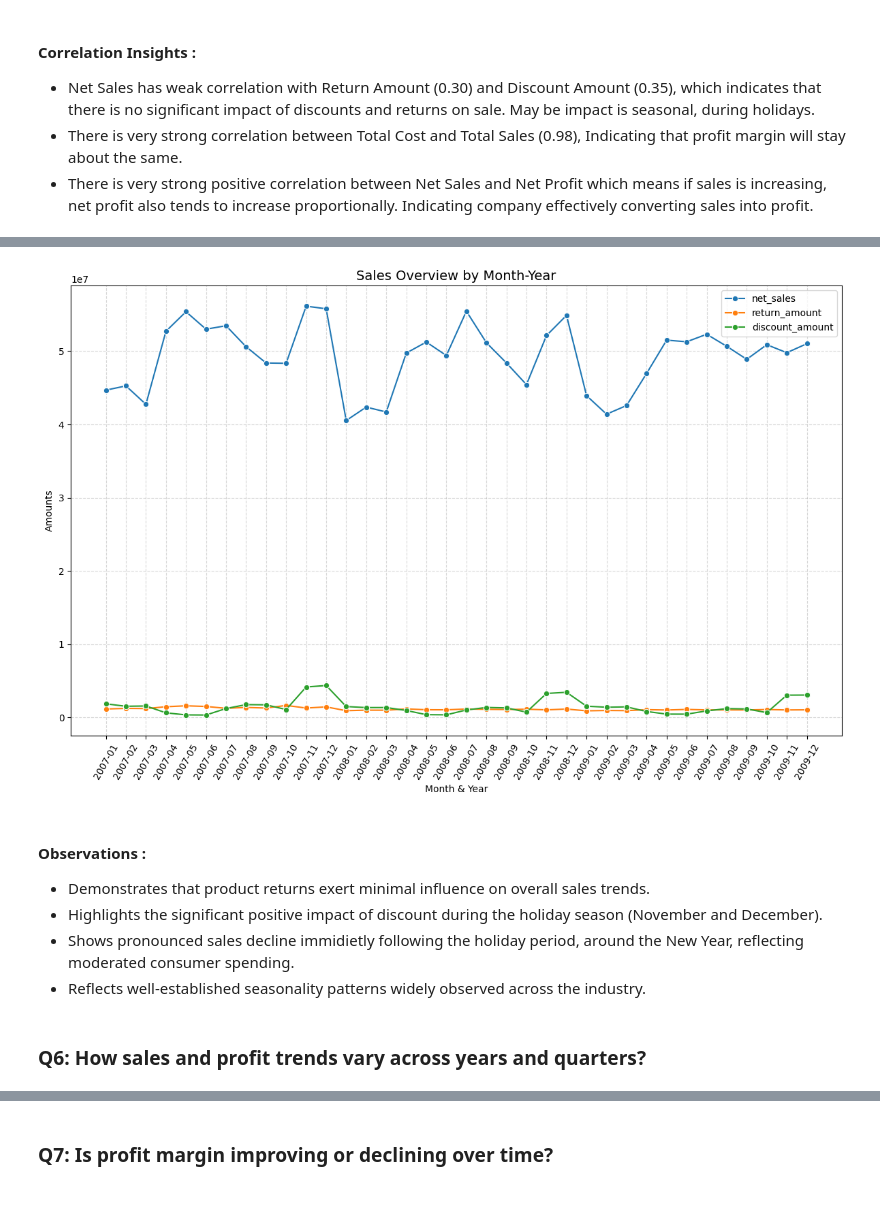
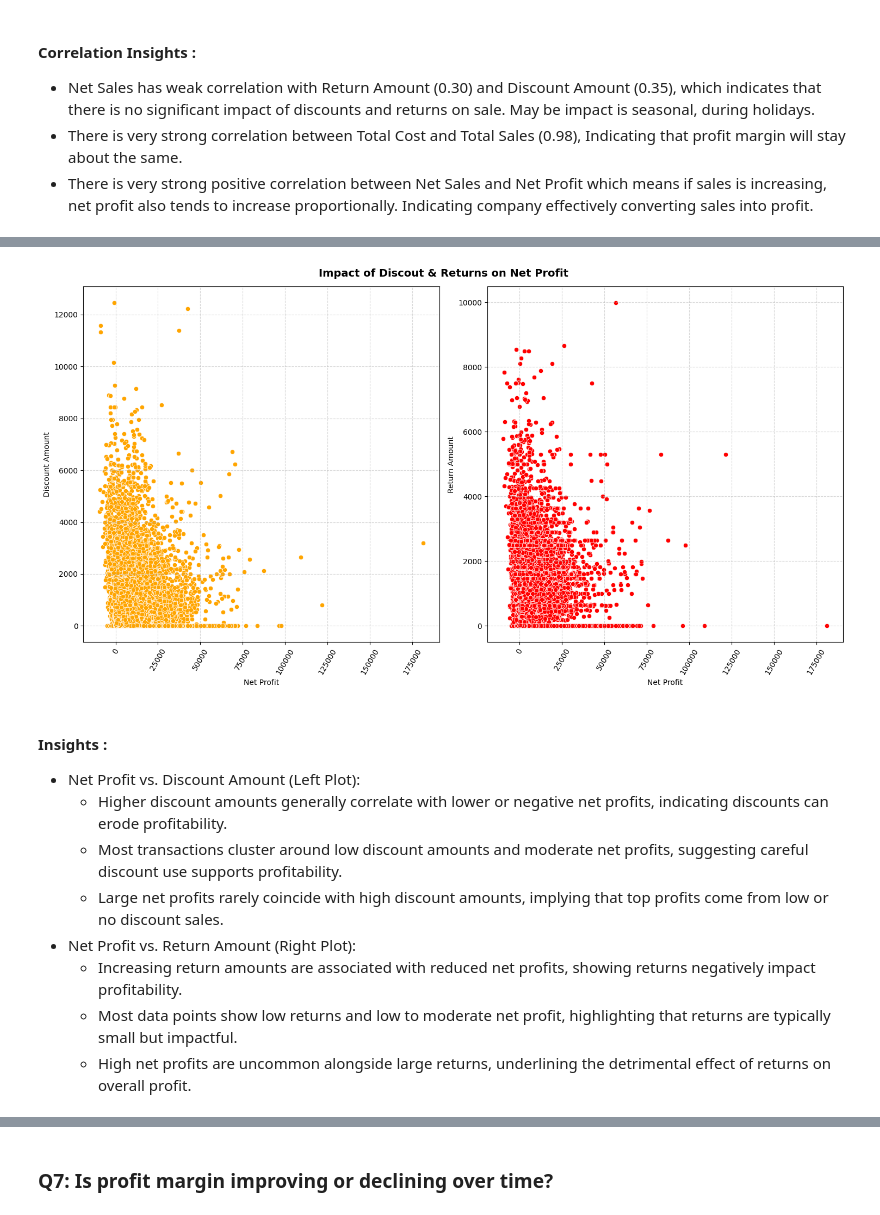
Before and after one commit to hemant4dsci/retail_e-commerce_sales_analytics, a Jupyter notebook: notebooks/02_exploratory_data_analysis.ipynb, the cells around one changed output, grey strips where cells are left out. Cells and saved outputs as stored; diff of their text form; code cells hidden in the pictures.

```diff
--- a/notebooks/02_exploratory_data_analysis.ipynb
+++ b/notebooks/02_exploratory_data_analysis.ipynb
@@ -100,7 +100,7 @@ dtype: int64
 >## **Data Cleaning & Handling Missing Values**
 # %%
 # Removing duplicate if present
-df.drop_duplicates(inplace=True)
+df.drop_duplicates(subset="id", inplace=True)
 # %%
 # Checking for duplicate values
 df.duplicated().sum()
@@ -206,0 +217,12 @@ df.describe()
+# %%
+# Box plots to show if outliers are present
+numerical_cols = df.select_dtypes(include=["float64"]).columns
+
+plt.figure(figsize=(15, 8))
+plt.suptitle("Distribution of Numeric Coumns", fontsize=14, fontweight="bold")
+for i, col in enumerate(numerical_cols):
+    plt.subplot(2, 4, i + 1)  # Adjust Grid layout as needed
+    sns.histplot(data=df, x=col, bins=100, kde=True)
+    plt.ylabel("Distribution Range")
+plt.tight_layout()
+plt.show()
@@ -495,4 +487,4 @@ plt.show()
 # %%
-# Creating column month_year for line plot
+# Creating column qtr_year for line plot
 
-df["month_year"] = df["dates"].dt.to_period("M").astype(str)
+df["qtr_year"] = df["dates"].dt.to_period("Q").astype(str)
@@ -524,25 +491,32 @@ group_month_melt = group_month.melt(
 # %%
-# Line plot to visulize impact of return amount and discount amount on sales
-
-plt.figure(figsize=(12, 8))
-sns.lineplot(
-    data=group_month_melt, x="month_year", y="amount", hue="metric", marker="o"
+# Scatter plot to show impact of return amount and discount amount on Net Profit
+plt.figure(figsize=(15, 8))
+plt.suptitle(
+    "Impact of Discout & Returns on Net Profit", fontsize=14, fontweight="bold"
 )
-plt.title("Sales Overview by Month-Year", fontsize=14)
-plt.xlabel("Month & Year")
-plt.xticks(rotation=60)
-plt.ylabel("Amounts")
-plt.legend()
-plt.grid(True, linestyle="--", alpha=0.5)
+discount_return = {
+    "discount_amount": "Discount Amount",
+    "return_amount": "Return Amount",
+}
+colors = ["orange", "red"]
+for i, col in enumerate(discount_return):
+    plt.subplot(1, 2, i + 1)
+    sns.scatterplot(data=df, x="net_profit", y=col, color=colors[i])
+    plt.xlabel("Net Profit")
+    plt.xticks(rotation=60)
+    plt.ylabel(discount_return[col])
+    plt.grid(True, linestyle="--", alpha=0.5)
 plt.tight_layout()
 plt.show()
 # %% [output]
-[figure, old version]
+[figure, new version]
 # %% [markdown]
-#### Observations :
-- Demonstrates that product returns exert minimal influence on overall sales trends.
-- Highlights the significant positive impact of discount during the holiday season (November and December).
-- Shows pronounced sales decline immidietly following the holiday period, around the New Year, reflecting moderated consumer spending.
-- Reflects well-established seasonality patterns widely observed across the industry.
+#### Insights :
++ Net Profit vs. Discount Amount (Left Plot):
+    - Higher discount amounts generally correlate with lower or negative net profits, indicating discounts can erode profitability.
+    - Most transactions cluster around low discount amounts and moderate net profits, suggesting careful discount use supports profitability.
+    - Large net profits rarely coincide with high discount amounts, implying that top profits come from low or no discount sales.
++ Net Profit vs. Return Amount (Right Plot):
+    - Increasing return amounts are associated with reduced net profits, showing returns negatively impact profitability.
+    - Most data points show low returns and low to moderate net profit, highlighting that returns are typically small but impactful.
+    - High net profits are uncommon alongside large returns, underlining the detrimental effect of returns on overall profit.
-# %% [markdown]
-### Q6: How sales and profit trends vary across years and quarters?
```
Also changed, not shown: parts of 73 cells of this notebook.
